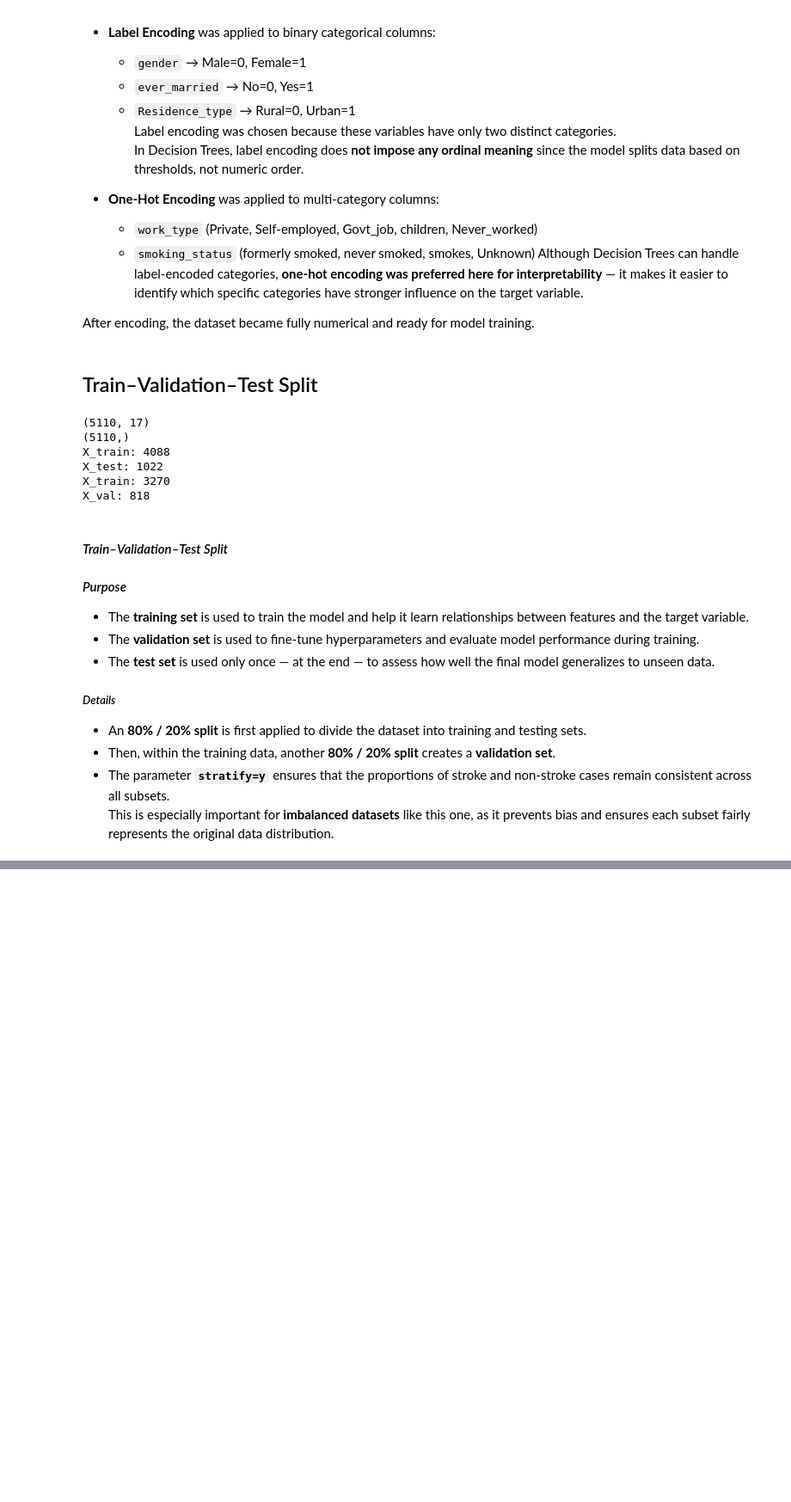
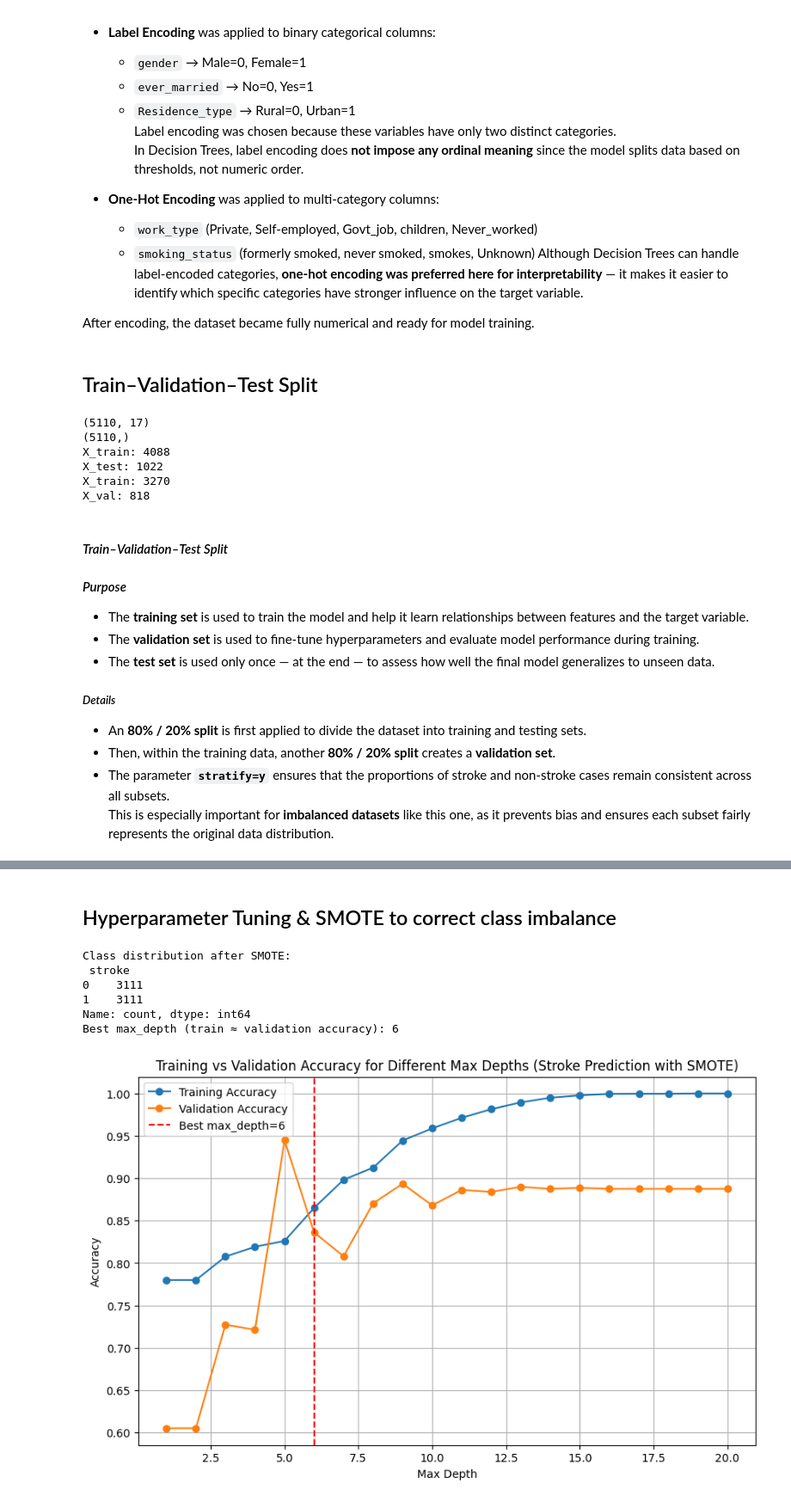
Before and after one commit to ibtj21/Stroke_Prediction_Using_Decison_Tree_at_iCog-Labs, a Jupyter notebook: stroke_prediction.ipynb, the cells around one changed output, grey strips where cells are left out. Shown at 86% size. Drawn from its saved outputs; the diff is of its cells as text; code cells hidden in the pictures; blank space fills up the shorter version.

Commit message:
Model has been trained,fine tunned and its performance has been evaluated on test set.

```diff
--- a/stroke_prediction.ipynb
+++ b/stroke_prediction.ipynb
@@ -391,3 +394,7 @@ X_val: 818
 - Then, within the training data, another **80% / 20% split** creates a **validation set**.
 - The parameter **`stratify=y`** ensures that the proportions of stroke and non-stroke cases remain consistent across all subsets.
   This is especially important for **imbalanced datasets** like this one, as it prevents bias and ensures each subset fairly represents the original data distribution.
+# %%
+# Instantiate and train the Decision Tree Classifier
+dt_classifier = DecisionTreeClassifier(random_state=42)
+dt_classifier.fit(X_train, y_train)
@@ -393,0 +471,64 @@ X_val: 818
+# %% [markdown]
+## Hyperparameter Tuning & SMOTE to correct class imbalance
+# %%
+# Apply SMOTE on the training data
+smote = SMOTE(random_state=42)
+X_train_res, y_train_res = smote.fit_resample(X_train, y_train)
+
+# Check new class distribution
+print("Class distribution after SMOTE:\n", y_train_res.value_counts())
+
+# Initialize lists to store results
+max_depth_range = range(1, 21)
+train_accuracies = []
+val_accuracies = []
+
+# Tune max_depth
+for max_depth in max_depth_range:
+    dt = DecisionTreeClassifier(max_depth=max_depth, random_state=42)
+    dt.fit(X_train_res, y_train_res)
+
+    train_acc = accuracy_score(y_train_res, dt.predict(X_train_res))
+    val_acc = accuracy_score(y_val, dt.predict(X_val))
+
+    train_accuracies.append(train_acc)
+    val_accuracies.append(val_acc)
+
+# Find best max_depth where training and validation accuracies are closest
+closest_index = min(range(len(max_depth_range)), key=lambda i: abs(train_accuracies[i] - val_accuracies[i]))
+best_max_depth = max_depth_range[closest_index]
+print(f"Best max_depth (train ≈ validation accuracy): {best_max_depth}")
+
+# Plot training vs validation accuracy
+plt.figure(figsize=(10,6))
+plt.plot(max_depth_range, train_accuracies, label='Training Accuracy', marker='o')
+plt.plot(max_depth_range, val_accuracies, label='Validation Accuracy', marker='o')
+plt.axvline(x=best_max_depth, color='r', linestyle='--', label=f'Best max_depth={best_max_depth}')
+plt.xlabel('Max Depth')
+plt.ylabel('Accuracy')
+plt.title('Training vs Validation Accuracy for Different Max Depths (Stroke Prediction with SMOTE)')
+plt.legend()
+plt.grid(True)
+plt.show()
+
+# Train final model with best_max_depth
+final_dt = DecisionTreeClassifier(max_depth=best_max_depth, random_state=42)
+final_dt.fit(X_train_res, y_train_res)
+
+# Evaluate on validation set
+y_val_pred = final_dt.predict(X_val)
+accuracy = accuracy_score(y_val, y_val_pred)
+cm = confusion_matrix(y_val, y_val_pred)
+report = classification_report(y_val, y_val_pred, target_names=['No Stroke', 'Stroke'])
+
+print("Validation Accuracy (Final Model):", round(accuracy,4))
+print("\nConfusion Matrix:\n", cm)
+print("\nClassification Report:\n", report)
+# %% [output]
+Class distribution after SMOTE:
+ stroke
+0    3111
+1    3111
+Name: count, dtype: int64
+Best max_depth (train ≈ validation accuracy): 6
+[figure, added]
```
Also changed, not shown: parts of 7 cells of this notebook.
